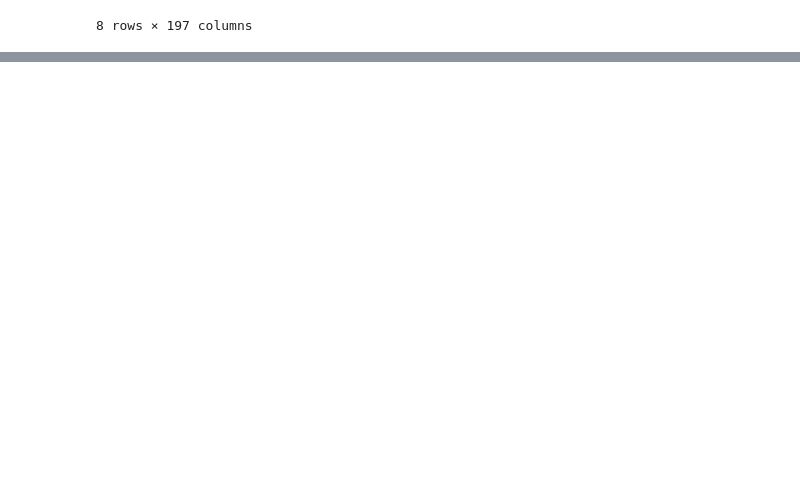
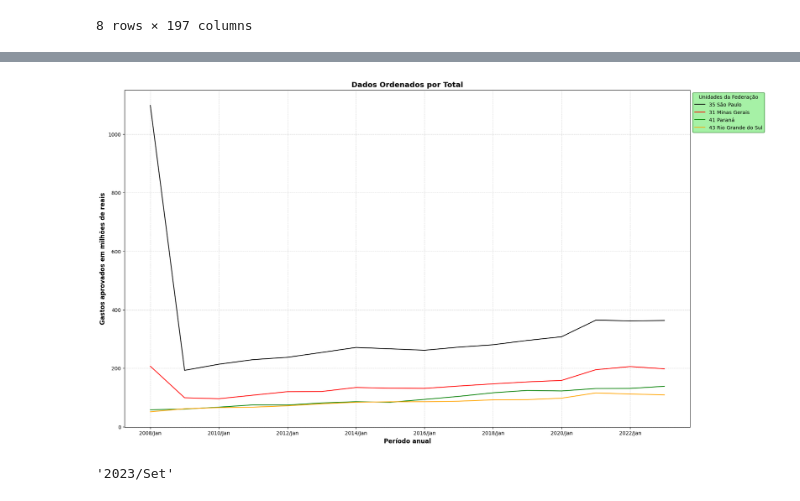
Before and after one commit to alexsoares4a/producao_hospitalar, a Jupyter notebook: producao_hospitalar.ipynb, the cells around one changed output, grey strips where cells are left out. Cells and saved outputs as stored; diff of their text form; code cells hidden in the pictures; blank space fills up the shorter version.

```diff
--- a/producao_hospitalar.ipynb
+++ b/producao_hospitalar.ipynb
@@ -876,0 +879,10 @@ Name: 31 Minas Gerais, Length: 197, dtype: float64
+# %%
+# Define uma variável 'mes' com o valor "Jan", que será usada para identificar colunas que contêm este valor no nome.
+mes = "Jan"
+
+# Cria uma lista 'colunas_anuais' contendo todas as colunas de 'colunas_usaveis' que incluem a string definido na variável 'mes' em seus nomes.
+# Isso é feito por meio de uma compreensão de lista que itera sobre 'colunas_usaveis' e seleciona apenas aquelas colunas que contêm o mês especificado na variável 'mes'.
+colunas_anuais = [anual for anual in colunas_usaveis if mes in anual]
+
+# Seleciona as colunas identificadas no DataFrame 'dados_ordenados' que contêm o nome do mês em questão ('Jan', neste caso).
+dados_ordenados[colunas_anuais].head(3)
@@ -876,0 +895,38 @@ Name: 31 Minas Gerais, Length: 197, dtype: float64
+# %%
+# Transpõe o DataFrame 'dados' e cria um gráfico de linhas. A transposição é feita para que as datas (meses) se tornem os índices (eixo x) e cada linha do gráfico represente uma Unidade da Federação.
+# O tamanho do gráfico é especificado como 20x12 polegadas, o que proporciona uma visualização ampla dos dados.
+# 'color=["black", "red", "green"])': especifica as cores da linhas para preto, vermelho e verde.
+# 'axis = ...': armazena o objeto de eixo para personalizações adicionais.
+axis = dados_ordenados[colunas_anuais].head(4).T.plot(figsize=(20,12), color=["black", "red", "green", "orange"])
+
+# Configura a legenda do gráfico com um título "Unidades da Federação". A legenda é posicionada fora do gráfico, no canto superior esquerdo, com cores personalizadas para o fundo (verde claro) e borda (verde escuro).
+axis.legend(title="Unidades da Federação",
+        loc="upper left",
+        bbox_to_anchor=(1,1),
+        facecolor="lightgreen",
+        edgecolor="darkgreen")
+
+# Define o título do gráfico como "Dados Ordenados por Total", com um tamanho de fonte 'x-large' e fonte em negrito ('bold'). Isso destaca o título, tornando-o mais visível.
+axis.set_title("Dados Ordenados por Total",
+        fontsize="x-large",
+        fontweight="bold")
+
+# Define o rótulo do eixo y como "Gastos aprovados em milhões de reais", ajustando o tamanho da fonte para 'large' e o peso da fonte para 'bold'. Isso melhora a legibilidade e enfatiza a unidade de medida dos dados.
+axis.set_ylabel("Gastos aprovados em milhões de reais",
+        fontsize="large",
+        fontweight="bold")
+
+# Define o rótulo do eixo x como "Período anual", também com tamanho de fonte 'large' e peso da fonte 'bold'. Isso clarifica o período de tempo ao qual os dados se referem, melhorando a compreensão do gráfico.
+axis.set_xlabel("Período anual",
+        fontsize="large",
+        fontweight="bold")
+
+# Adiciona a grade ao gráfico com as configurações definidas anteriormente.
+axis.grid(True, color="lightgray", linestyle="--", linewidth=0.7)
+# %% [output]
+[figure, added]
+# %%
+coluna_mes_mais_recente = dados_ordenados.columns[-1:]
+coluna_mes_mais_recente[0]
+# %% [output]
+'2023/Set'
```
Also changed, not shown: parts of 32 cells of this notebook, 1 other file.
